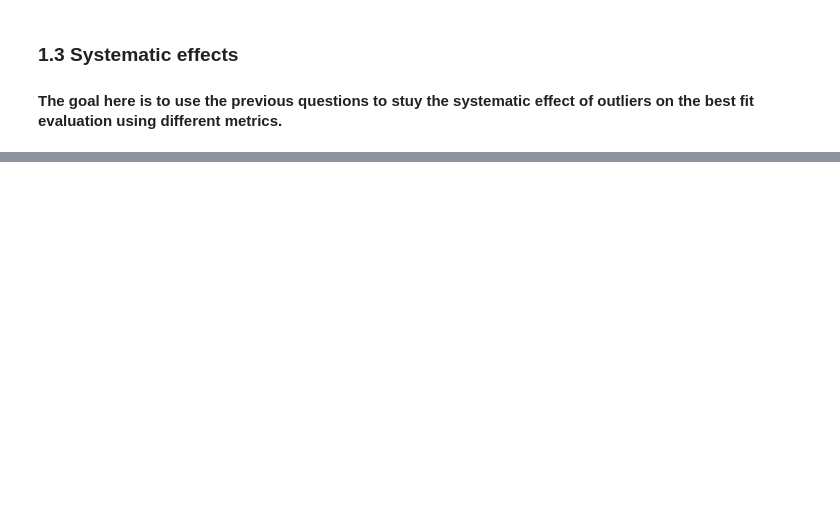
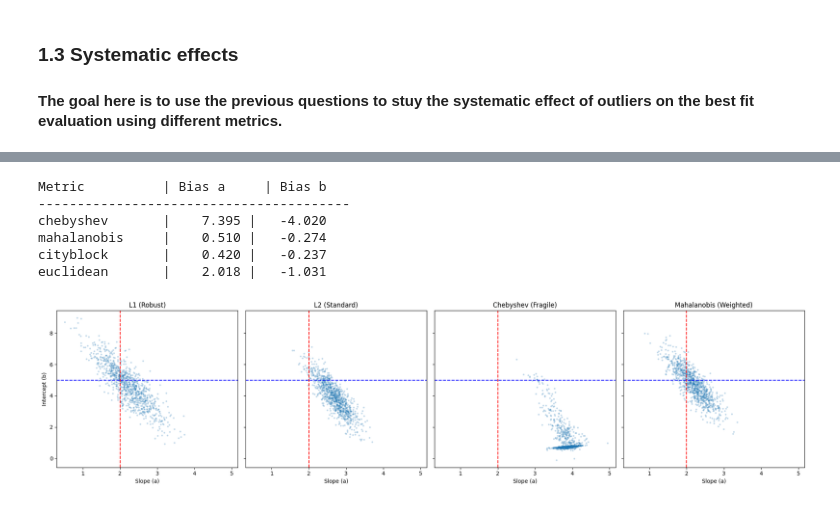
Before and after one commit to mazapataa/NNbasic, a Jupyter notebook: Randoms_Linear Regression.ipynb, the cells around one changed output, grey strips where cells are left out. Drawn from its saved outputs; the diff is of its cells as text; code cells hidden in the pictures; blank space fills up the shorter version.

```diff
--- a/Randoms_Linear Regression.ipynb
+++ b/Randoms_Linear Regression.ipynb
@@ -246,0 +267,67 @@ plt.show()
+# %%
+
+def fit_chebyshev(params, x, y):
+    # Minimizes the maximum error
+    return distance.chebyshev(model(x, *params), y)
+
+def fit_mahalanobis(params, x, y, std):
+    # S_inv is diagonal for independent noise
+    S_inv = np.diag(1.0 / (std**2))
+    diff = model(x, *params) - y
+    # Mahalanobis D = sqrt(diff.T * S_inv * diff)
+    return np.sqrt(diff.T @ S_inv @ diff)
+
+
+results = {"chebyshev": [], "mahalanobis": [], "cityblock": [], "euclidean": []}
+
+for _ in range(n_samples):
+    x, y, std = get_points()
+
+    res_cb = opt.minimize(lambda p: distance.cityblock(model(x, *p), y), x0=[0,0])
+    res_eu = opt.minimize(lambda p: distance.euclidean(model(x, *p), y), x0=[0,0])
+
+
+    res_ch = opt.minimize(fit_chebyshev, x0=[0, 0], args=(x, y))
+    res_ma = opt.minimize(fit_mahalanobis, x0=[0, 0], args=(x, y, std))
+
+    results["cityblock"].append(res_cb.x)
+    results["euclidean"].append(res_eu.x)
+    results["chebyshev"].append(res_ch.x)
+    results["mahalanobis"].append(res_ma.x)
+
+
+for key in results: results[key] = np.array(results[key])
+
+
+true_a, true_b = 2, 5
+print(f"{'Metric':<15} | {'Bias a':<10} | {'Bias b':<10}")
+print("-" * 40)
+for key in results:
+    # bias(q) = <q_i - q> / std(q_i)
+    bias_a = np.mean(results[key][:, 0] - true_a) / np.std(results[key][:, 0])
+    bias_b = np.mean(results[key][:, 1] - true_b) / np.std(results[key][:, 1])
+    print(f"{key:<15} | {bias_a:>8.3f} | {bias_b:>8.3f}")
+
+
+fig, axes = plt.subplots(1, 4, figsize=(20, 5), sharex=True, sharey=True)
+metrics = ["cityblock", "euclidean", "chebyshev", "mahalanobis"]
+titles = ["L1 (Robust)", "L2 (Standard)", "Chebyshev (Fragile)", "Mahalanobis (Weighted)"]
+
+for ax, title, m in zip(axes, titles, metrics):
+    ax.scatter(results[m][:, 0], results[m][:, 1], alpha=0.2, s=5)
+    ax.axvline(true_a, color='r', linestyle='--')
+    ax.axhline(true_b, color='b', linestyle='--')
+    ax.set_title(title)
+    ax.set_xlabel('Slope (a)')
+    if m == "cityblock": ax.set_ylabel('Intercept (b)')
+
+plt.tight_layout()
+plt.show()
+# %% [output]
+Metric          | Bias a     | Bias b
+----------------------------------------
+chebyshev       |    7.395 |   -4.020
+mahalanobis     |    0.510 |   -0.274
+cityblock       |    0.420 |   -0.237
+euclidean       |    2.018 |   -1.031
+[figure, added]
```
Also changed, not shown: parts of 10 cells of this notebook.
